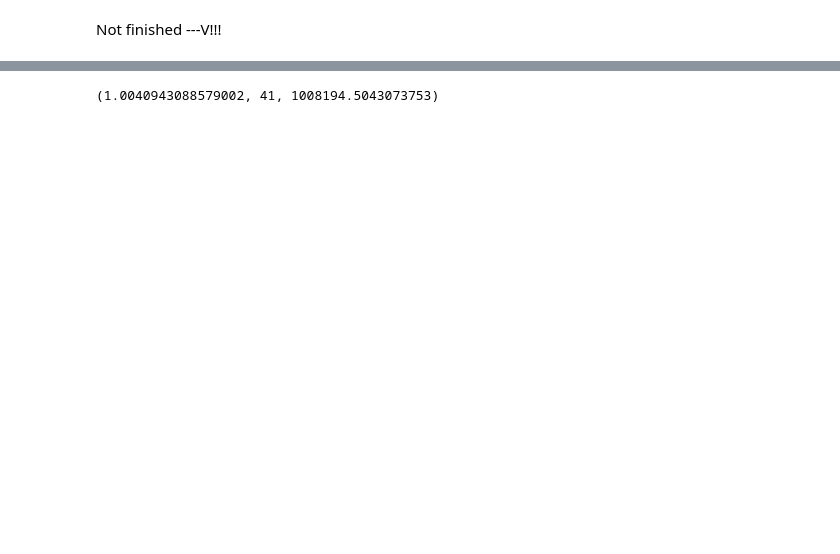
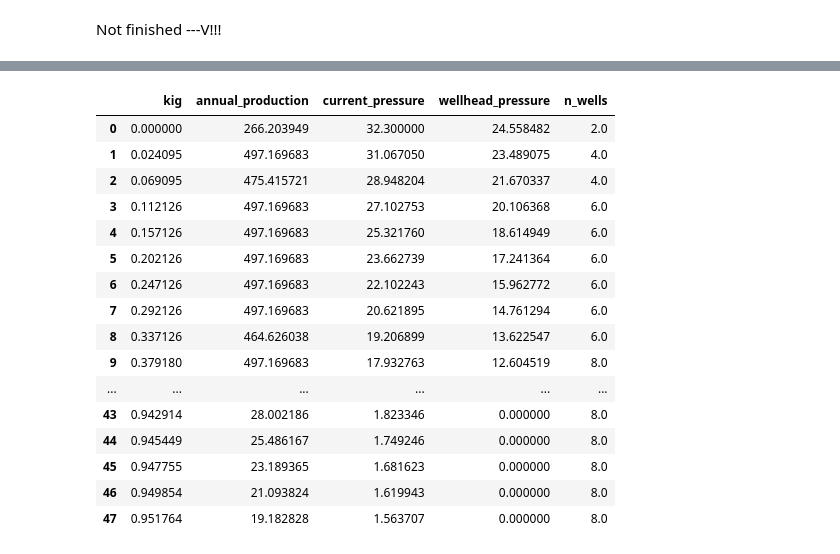
Before and after one commit to PochkaChaiki/gasReserves, a Jupyter notebook: GasReservesCalculations.ipynb, the cells around one changed output, grey strips where cells are left out. Saved outputs shown, nothing was run; the diff lists cells and outputs as text; code cells hidden in the pictures; blank space fills up the shorter version.

```diff
--- a/GasReservesCalculations.ipynb
+++ b/GasReservesCalculations.ipynb
@@ -458,4 +476,22 @@ kig:  1.0040943088579002
-# %%
-kig, year, current_pressure
-# %% [output]
-(1.0040943088579002, 41, 1008194.5043073753)
+# %%
+secondLoopResults = pd.DataFrame(dict(kig = list_kig, annual_production = list_annual_production, current_pressure = list_current_pressure, wellhead_pressure = list_wellhead_pressure, n_wells = list_n_wells))
+# %%
+secondLoopResults
+# %% [output]
+|  | kig | annual_production | current_pressure | wellhead_pressure | n_wells |
+| 0 | 0.000000 | 266.203949 | 32.300000 | 24.558482 | 2.0 |
+| 1 | 0.024095 | 497.169683 | 31.067050 | 23.489075 | 4.0 |
+| 2 | 0.069095 | 475.415721 | 28.948204 | 21.670337 | 4.0 |
+| 3 | 0.112126 | 497.169683 | 27.102753 | 20.106368 | 6.0 |
+| 4 | 0.157126 | 497.169683 | 25.321760 | 18.614949 | 6.0 |
+| 5 | 0.202126 | 497.169683 | 23.662739 | 17.241364 | 6.0 |
+| 6 | 0.247126 | 497.169683 | 22.102243 | 15.962772 | 6.0 |
+| 7 | 0.292126 | 497.169683 | 20.621895 | 14.761294 | 6.0 |
+| 8 | 0.337126 | 464.626038 | 19.206899 | 13.622547 | 6.0 |
+| 9 | 0.379180 | 497.169683 | 17.932763 | 12.604519 | 8.0 |
+| ... | ... | ... | ... | ... | ... |
+| 43 | 0.942914 | 28.002186 | 1.823346 | 0.000000 | 8.0 |
+| 44 | 0.945449 | 25.486167 | 1.749246 | 0.000000 | 8.0 |
+| 45 | 0.947755 | 23.189365 | 1.681623 | 0.000000 | 8.0 |
+| 46 | 0.949854 | 21.093824 | 1.619943 | 0.000000 | 8.0 |
+| 47 | 0.951764 | 19.182828 | 1.563707 | 0.000000 | 8.0 |
```
Also changed, not shown: parts of 34 cells of this notebook.
